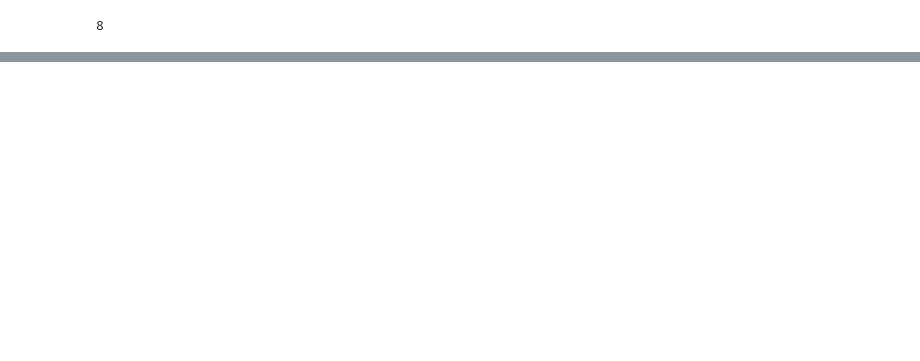
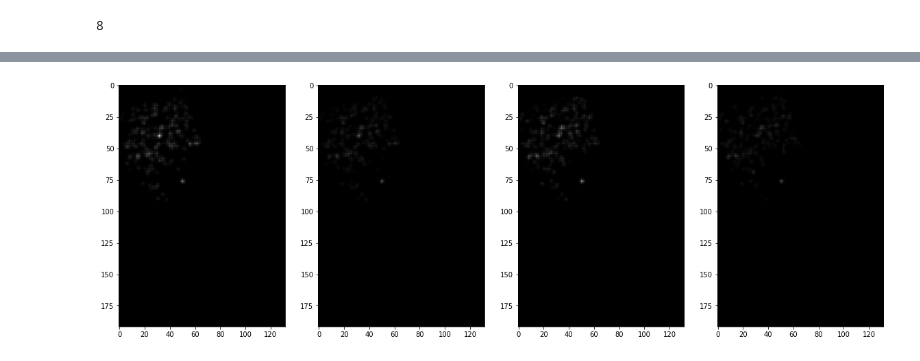
Before and after one commit to candiesforlife/minority_report, a Jupyter notebook: notebooks/Alice_Testing_Clean_Matrix.ipynb, the cells around one changed output, grey strips where cells are left out. Saved outputs shown, nothing was run; the diff lists cells and outputs as text; code cells hidden in the pictures; blank space fills up the shorter version.

```diff
--- a/notebooks/Alice_Testing_Clean_Matrix.ipynb
+++ b/notebooks/Alice_Testing_Clean_Matrix.ipynb
@@ -257,0 +22,5 @@ def get_X_y_train(self, nb_observations_train, obs_tf,obs_lat,obs_lon, obs_time,
+# %%
+with open('../raw_data/X_train_large.pickle', 'rb') as f:
+            X_train = pickle.load(f)
+# %%
+X_sample = X_train[0, :, :, 10: 15]
@@ -257,0 +47,13 @@ def get_X_y_train(self, nb_observations_train, obs_tf,obs_lat,obs_lon, obs_time,
+# %%
+def img_plot(img):
+
+    fig, axes = plt.subplots(1, 4, figsize = (20, 10))
+
+    max_lum = img.max()
+
+    for i in range(4):
+        axes[i].imshow(img[:, :, i], cmap = 'gray', vmin = 0, vmax = max_lum)
+# %%
+img_plot(X_sample)
+# %% [output]
+[figure, added]
```
Also changed, not shown: parts of 14 cells of this notebook, 4 other files.
